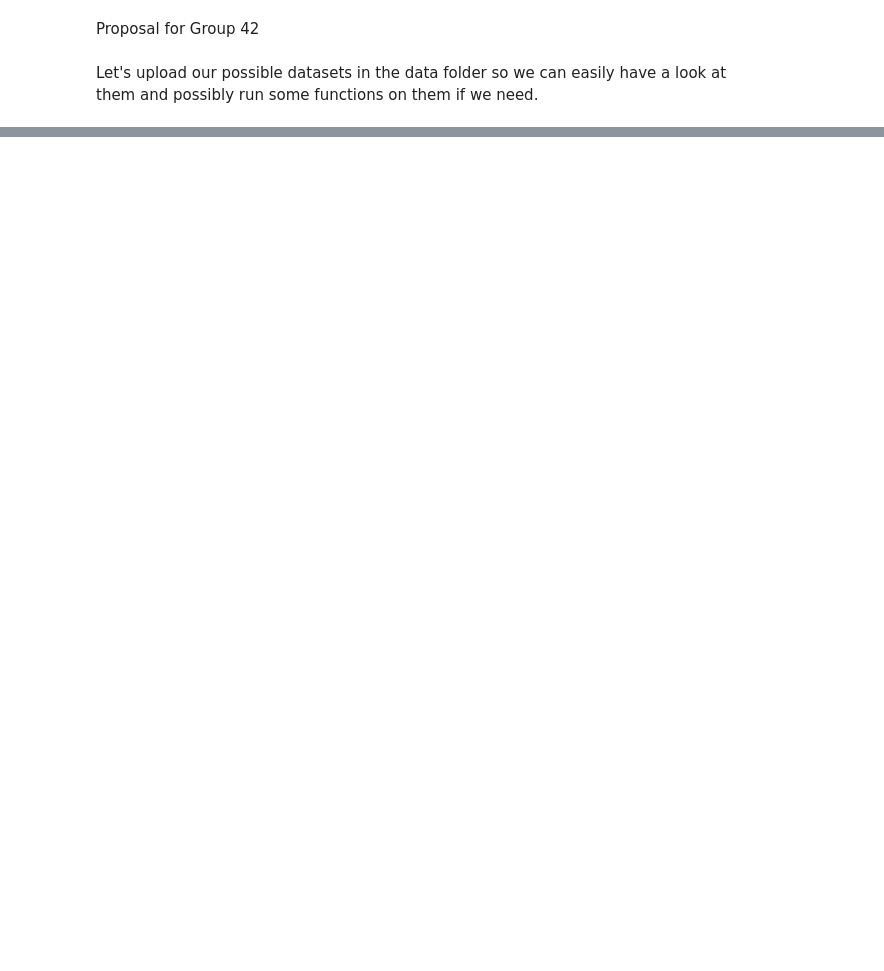
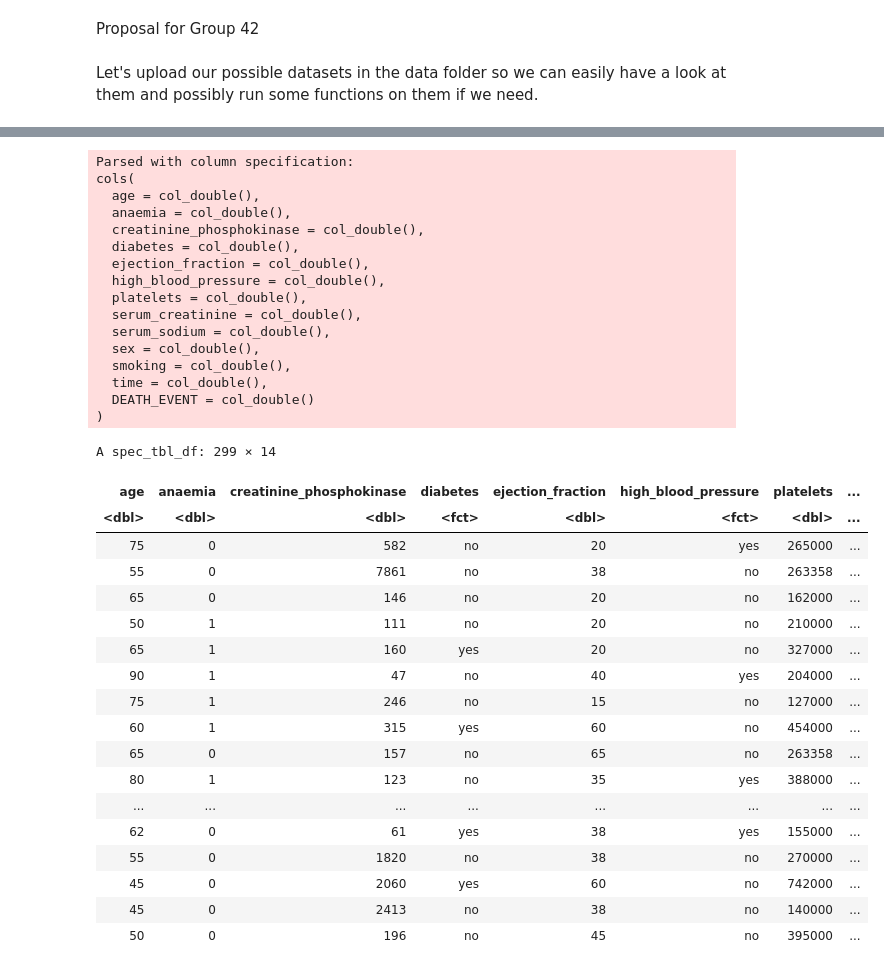
Before and after one commit to agoel25/Heart-Failure-Classifier, a Jupyter notebook: Proposal.ipynb, the cells around one changed output, grey strips where cells are left out. Saved outputs shown, nothing was run; the diff lists cells and outputs as text; code cells hidden in the pictures; blank space fills up the shorter version.

Commit message:
Wrangled heart data
Changed all relevant columns to factors as well as changed their levels to reflect the numbers meaning(ex 0 = no, 1 = male)

```diff
--- a/Proposal.ipynb
+++ b/Proposal.ipynb
@@ -64,0 +7,53 @@ A spec_tbl_df: 299 × 13
+# %%
+heart_data <- read_csv("data/heart_failure_clinical_records_dataset.csv")%>%
+    mutate(sex = as_factor(sex))%>%
+    mutate(smoking = as_factor(smoking))%>%
+    mutate(DEATH_EVENT = as_factor(DEATH_EVENT))%>%
+    mutate(high_blood_pressure = as_factor(high_blood_pressure))%>%
+    mutate(diabetes = as_factor(diabetes))%>%
+    mutate(anaemia<- as_factor(anaemia))
+
+levels(heart_data$sex)<- c("female","male")
+levels(heart_data$smoking)<- c("no","yes")
+levels(heart_data$DEATH_EVENT)<- c("no","yes")
+levels(heart_data$high_blood_pressure)<- c("no","yes")
+levels(heart_data$diabetes)<- c("no","yes")
+levels(heart_data$anaemia)<- c("no","yes")
+
+heart_data
+# %% [output]
+Parsed with column specification:
+cols(
+  age = col_double(),
+  anaemia = col_double(),
+  creatinine_phosphokinase = col_double(),
+  diabetes = col_double(),
+  ejection_fraction = col_double(),
+  high_blood_pressure = col_double(),
+  platelets = col_double(),
+  serum_creatinine = col_double(),
+  serum_sodium = col_double(),
+  sex = col_double(),
+  smoking = col_double(),
+  time = col_double(),
+  DEATH_EVENT = col_double()
+)
+A spec_tbl_df: 299 × 14
+| age | anaemia | creatinine_phosphokinase | diabetes | ejection_fraction | high_blood_pressure | platelets | ... |
+| <dbl> | <dbl> | <dbl> | <fct> | <dbl> | <fct> | <dbl> | ... |
+| 75 | 0 | 582 | no | 20 | yes | 265000 | ... |
+| 55 | 0 | 7861 | no | 38 | no | 263358 | ... |
+| 65 | 0 | 146 | no | 20 | no | 162000 | ... |
+| 50 | 1 | 111 | no | 20 | no | 210000 | ... |
+| 65 | 1 | 160 | yes | 20 | no | 327000 | ... |
+| 90 | 1 | 47 | no | 40 | yes | 204000 | ... |
+| 75 | 1 | 246 | no | 15 | no | 127000 | ... |
+| 60 | 1 | 315 | yes | 60 | no | 454000 | ... |
+| 65 | 0 | 157 | no | 65 | no | 263358 | ... |
+| 80 | 1 | 123 | no | 35 | yes | 388000 | ... |
+| ... | ... | ... | ... | ... | ... | ... | ... |
+| 62 | 0 | 61 | yes | 38 | yes | 155000 | ... |
+| 55 | 0 | 1820 | no | 38 | no | 270000 | ... |
+| 45 | 0 | 2060 | yes | 60 | no | 742000 | ... |
+| 45 | 0 | 2413 | no | 38 | no | 140000 | ... |
+| 50 | 0 | 196 | no | 45 | no | 395000 | ... |
```
Also changed, not shown: parts of 2 cells of this notebook.
